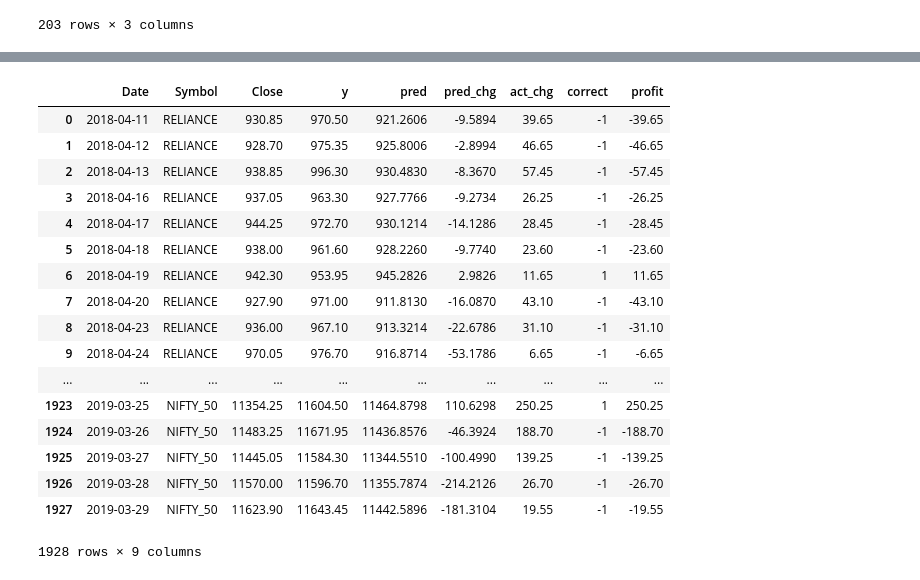
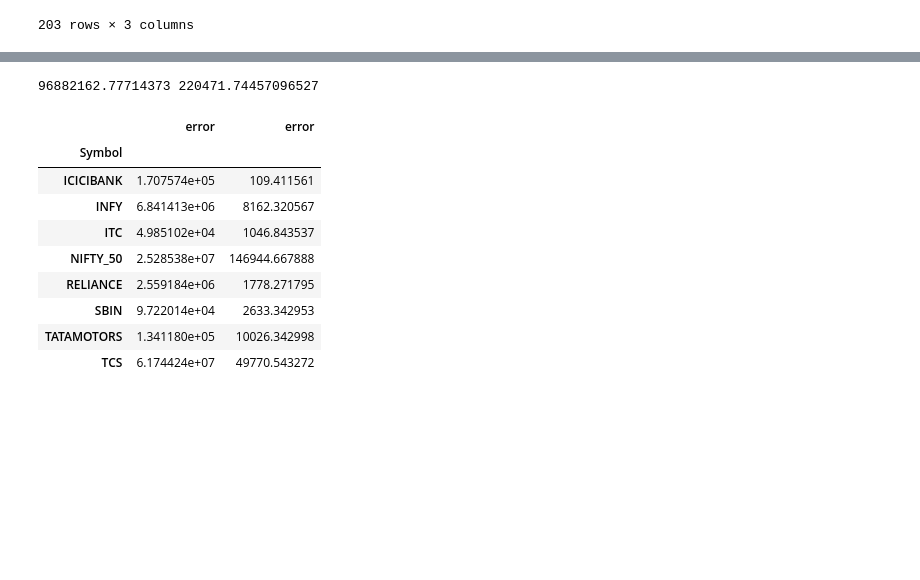
Before and after one commit to tildekarthik/stock_analysis, a Jupyter notebook: code/stock_data_visualization.ipynb, the cells around one changed output, grey strips where cells are left out. Cells and saved outputs as stored; diff of their text form; code cells hidden in the pictures; blank space fills up the shorter version.

```diff
--- a/code/stock_data_visualization.ipynb
+++ b/code/stock_data_visualization.ipynb
@@ -132,21 +151,26 @@ sns.barplot(y=sum_by+'_b',data=c,x=c.index,ax=ax2)
-# %%
-df
-# %% [output]
-|  | Date | Symbol | Close | y | pred | pred_chg | act_chg | correct | profit |
-| 0 | 2018-04-11 | RELIANCE | 930.85 | 970.50 | 921.2606 | -9.5894 | 39.65 | -1 | -39.65 |
-| 1 | 2018-04-12 | RELIANCE | 928.70 | 975.35 | 925.8006 | -2.8994 | 46.65 | -1 | -46.65 |
-| 2 | 2018-04-13 | RELIANCE | 938.85 | 996.30 | 930.4830 | -8.3670 | 57.45 | -1 | -57.45 |
-| 3 | 2018-04-16 | RELIANCE | 937.05 | 963.30 | 927.7766 | -9.2734 | 26.25 | -1 | -26.25 |
-| 4 | 2018-04-17 | RELIANCE | 944.25 | 972.70 | 930.1214 | -14.1286 | 28.45 | -1 | -28.45 |
-| 5 | 2018-04-18 | RELIANCE | 938.00 | 961.60 | 928.2260 | -9.7740 | 23.60 | -1 | -23.60 |
-| 6 | 2018-04-19 | RELIANCE | 942.30 | 953.95 | 945.2826 | 2.9826 | 11.65 | 1 | 11.65 |
-| 7 | 2018-04-20 | RELIANCE | 927.90 | 971.00 | 911.8130 | -16.0870 | 43.10 | -1 | -43.10 |
-| 8 | 2018-04-23 | RELIANCE | 936.00 | 967.10 | 913.3214 | -22.6786 | 31.10 | -1 | -31.10 |
-| 9 | 2018-04-24 | RELIANCE | 970.05 | 976.70 | 916.8714 | -53.1786 | 6.65 | -1 | -6.65 |
-| ... | ... | ... | ... | ... | ... | ... | ... | ... | ... |
-| 1923 | 2019-03-25 | NIFTY_50 | 11354.25 | 11604.50 | 11464.8798 | 110.6298 | 250.25 | 1 | 250.25 |
-| 1924 | 2019-03-26 | NIFTY_50 | 11483.25 | 11671.95 | 11436.8576 | -46.3924 | 188.70 | -1 | -188.70 |
-| 1925 | 2019-03-27 | NIFTY_50 | 11445.05 | 11584.30 | 11344.5510 | -100.4990 | 139.25 | -1 | -139.25 |
-| 1926 | 2019-03-28 | NIFTY_50 | 11570.00 | 11596.70 | 11355.7874 | -214.2126 | 26.70 | -1 | -26.70 |
-| 1927 | 2019-03-29 | NIFTY_50 | 11623.90 | 11643.45 | 11442.5896 | -181.3104 | 19.55 | -1 | -19.55 |
-1928 rows × 9 columns
+# %%
+df_no_features = pd.read_csv('no_features_stocks10.csv')
+df_ewm = pd.read_csv('stocks10.csv')
+df_no_features['error'] = (df_no_features['pred']-df_no_features['y']).apply(np.square)
+df_ewm['error'] = (df_ewm['pred']-df_ewm['y']).apply(np.square)
+# %%
+print (df_ewm['error'].sum(),df_no_features['error'].sum())
+# %% [output]
+96882162.77714373 220471.74457096527
+# %%
+a=df_ewm.groupby('Symbol')['error'].sum()
+# %%
+b = df_no_features.groupby('Symbol')['error'].sum()
+# %%
+pd.concat([a,b],axis=1)
+# %% [output]
+|  | error | error |
+| Symbol |  |  |
+| ICICIBANK | 1.707574e+05 | 109.411561 |
+| INFY | 6.841413e+06 | 8162.320567 |
+| ITC | 4.985102e+04 | 1046.843537 |
+| NIFTY_50 | 2.528538e+07 | 146944.667888 |
+| RELIANCE | 2.559184e+06 | 1778.271795 |
+| SBIN | 9.722014e+04 | 2633.342953 |
+| TATAMOTORS | 1.341180e+05 | 10026.342998 |
+| TCS | 6.174424e+07 | 49770.543272 |
```
Also changed, not shown: parts of 7 cells of this notebook, 2 other files.
